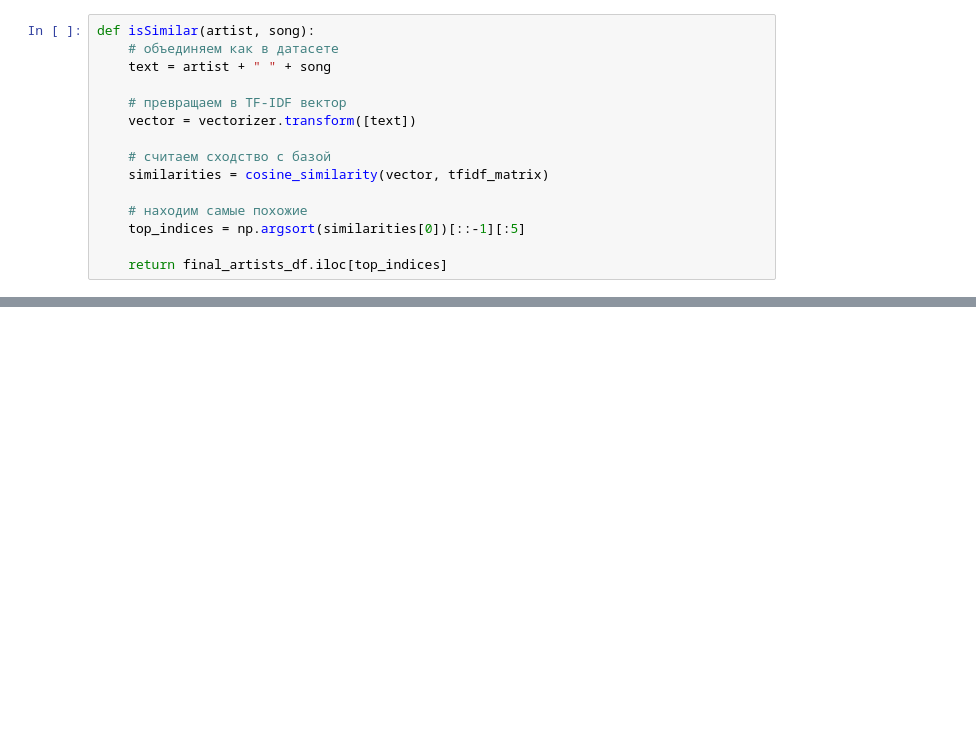
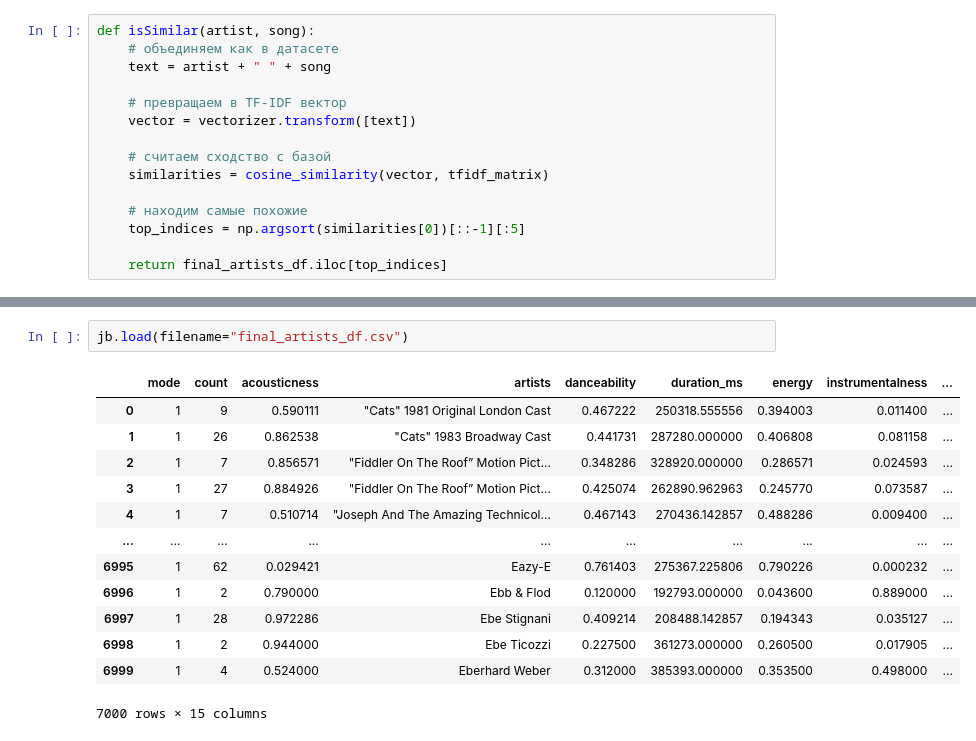
Before and after one commit to J4QK2/MusicRecommendationSystem, a Jupyter notebook: musicRecommendation.ipynb, the cells around one changed output, grey strips where cells are left out. Cells and saved outputs as stored; diff of their text form; blank space fills up the shorter version.

```diff
--- a/musicRecommendation.ipynb
+++ b/musicRecommendation.ipynb
@@ -338,0 +337,16 @@ isSimilar("Michael Jackson", "Diva")
+# %%
+jb.load(filename="final_artists_df.csv")
+# %% [output]
+|  | mode | count | acousticness | artists | danceability | duration_ms | energy | instrumentalness | ... |
+| 0 | 1 | 9 | 0.590111 | "Cats" 1981 Original London Cast | 0.467222 | 250318.555556 | 0.394003 | 0.011400 | ... |
+| 1 | 1 | 26 | 0.862538 | "Cats" 1983 Broadway Cast | 0.441731 | 287280.000000 | 0.406808 | 0.081158 | ... |
+| 2 | 1 | 7 | 0.856571 | "Fiddler On The Roof” Motion Pict... | 0.348286 | 328920.000000 | 0.286571 | 0.024593 | ... |
+| 3 | 1 | 27 | 0.884926 | "Fiddler On The Roof” Motion Pict... | 0.425074 | 262890.962963 | 0.245770 | 0.073587 | ... |
+| 4 | 1 | 7 | 0.510714 | "Joseph And The Amazing Technicol... | 0.467143 | 270436.142857 | 0.488286 | 0.009400 | ... |
+| ... | ... | ... | ... | ... | ... | ... | ... | ... | ... |
+| 6995 | 1 | 62 | 0.029421 | Eazy-E | 0.761403 | 275367.225806 | 0.790226 | 0.000232 | ... |
+| 6996 | 1 | 2 | 0.790000 | Ebb & Flod | 0.120000 | 192793.000000 | 0.043600 | 0.889000 | ... |
+| 6997 | 1 | 28 | 0.972286 | Ebe Stignani | 0.409214 | 208488.142857 | 0.194343 | 0.035127 | ... |
+| 6998 | 1 | 2 | 0.944000 | Ebe Ticozzi | 0.227500 | 361273.000000 | 0.260500 | 0.017905 | ... |
+| 6999 | 1 | 4 | 0.524000 | Eberhard Weber | 0.312000 | 385393.000000 | 0.353500 | 0.498000 | ... |
+7000 rows × 15 columns
```
Also changed, not shown: parts of 9 cells of this notebook, 1 other file.
